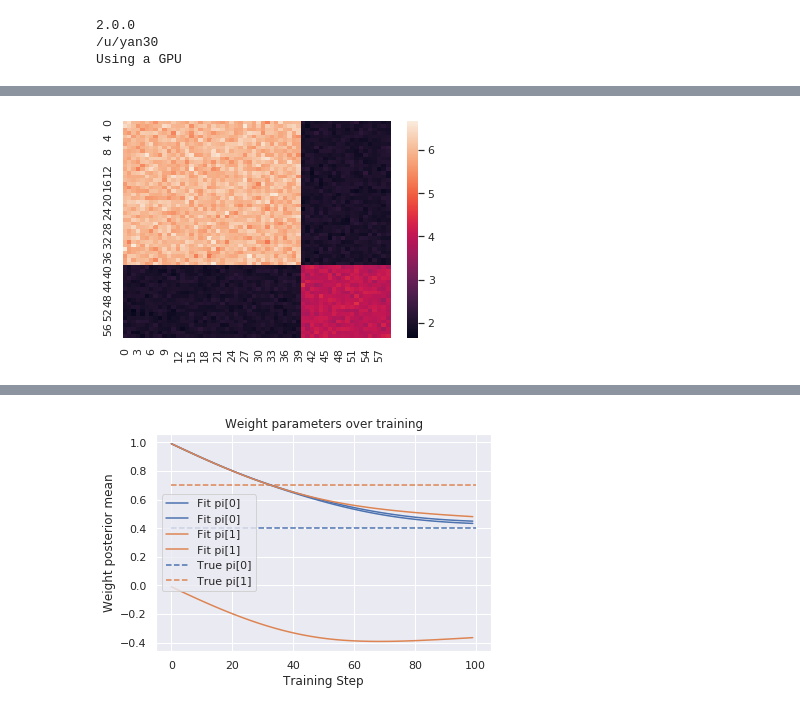
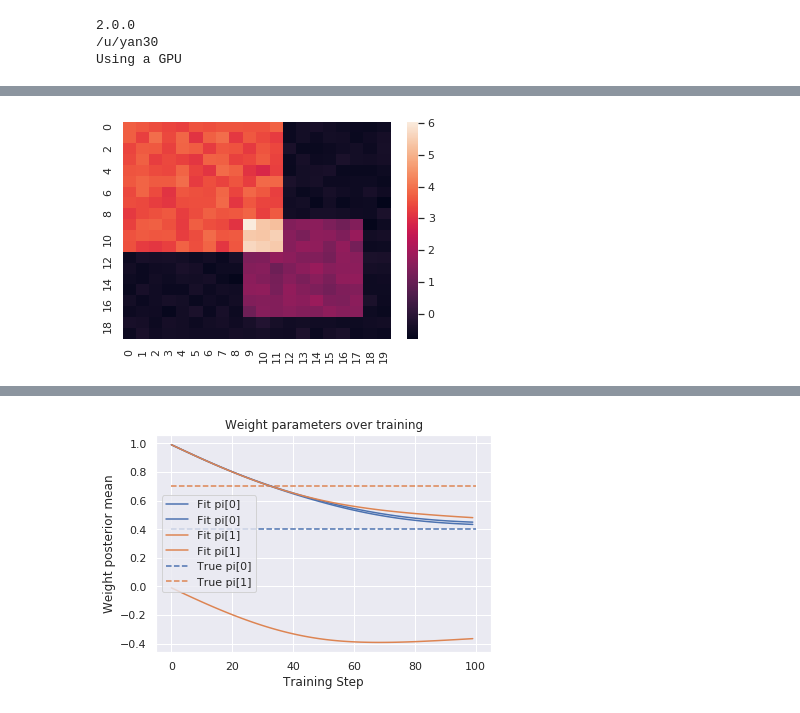
Before and after one commit to everyxs/BayesianOmics, a Jupyter notebook: DAG/VariationalTest-Copy1.ipynb, the cells around one changed output, grey strips where cells are left out. Cells and saved outputs as stored; diff of their text form; code cells hidden in the pictures.

```diff
--- a/DAG/VariationalTest-Copy1.ipynb
+++ b/DAG/VariationalTest-Copy1.ipynb
@@ -87,16 +85,16 @@ array([0, 0, 0, 0, 0, 0, 0, 0, 0, 0, 0, 0, 0, 0, 0, 0, 0, 0, 0, 0, 0, 0,
 # %%
 # Settings
-n = 60 #number of nodes to generate
+n = 20 #number of nodes to generate
 # Generate data
-W = np.random.normal(2,0.1, (n,n))
-label = np.repeat(np.asarray([0,0,0,0,1,1]),10)
-row_id = np.asarray([i for i, e in enumerate(label) if e <= 0])
+W = np.random.normal(-0.5,0.1, (n,n))
+label = np.repeat(np.asarray([0,0,0,1,2,2]),3)
+row_id = np.asarray([i for i, e in enumerate(label) if e <= 1])
 W[row_id[:,None],row_id] = W[row_id[:,None],row_id]+np.random.normal(4,0.2, (len(row_id),len(row_id)))
 row_id = np.asarray([i for i, e in enumerate(label) if e >= 1])
 W[row_id[:,None],row_id] = W[row_id[:,None],row_id]+np.random.normal(2,0.1, (len(row_id),len(row_id)))
 ax = sns.heatmap(W)
 # %% [output]
-[figure, old version]
+[figure, new version]
 # %%
 #Define the joint_log_prob function, and our unnormalized posterior.
 def SBM_log_prob(z, k, eta, B0, directed=False, selfloops=False):
```
Also changed, not shown: parts of 18 cells of this notebook.
